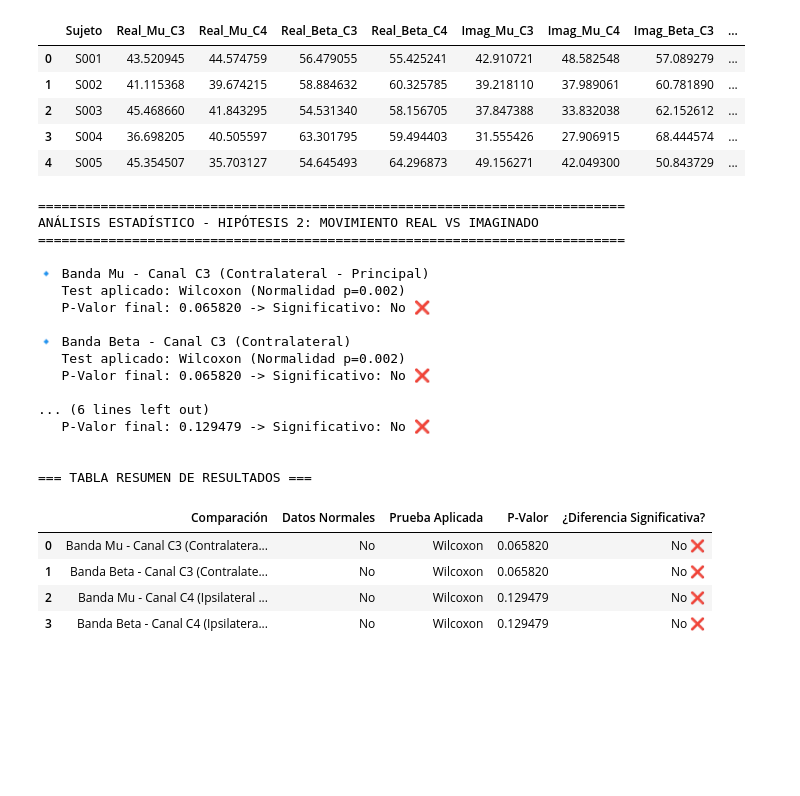
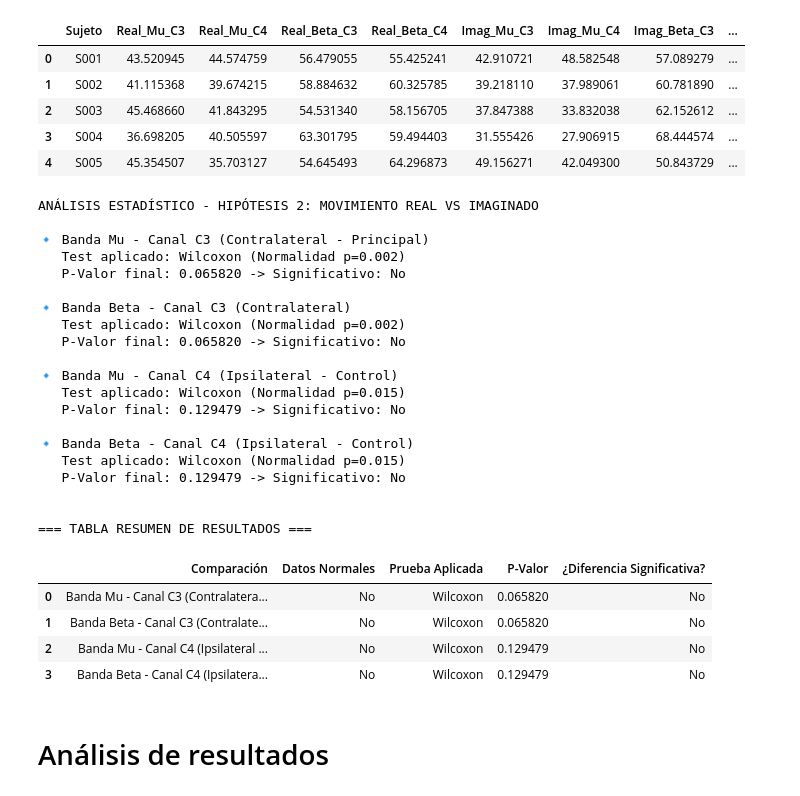
Before and after one commit to SebastianD2/Lab_Biosenales, a Jupyter notebook: Proyecto1.ipynb, the cells around one changed output. Saved outputs shown, nothing was run; the diff lists cells and outputs as text; code cells hidden in the pictures; blank space fills up the shorter version.

```diff
--- a/Proyecto1.ipynb
+++ b/Proyecto1.ipynb
@@ -454,10 +438,6 @@ ANÁLISIS COMPLETADO
 | 3 | S004 | 36.698205 | 40.505597 | 63.301795 | 59.494403 | 31.555426 | 27.906915 | 68.444574 | ... |
 | 4 | S005 | 45.354507 | 35.703127 | 54.645493 | 64.296873 | 49.156271 | 42.049300 | 50.843729 | ... |
 # %%
-import pandas as pd
-from scipy import stats
-from IPython.display import display
-
 def analizar_hipotesis_2(df):
     resultados_stats = []
 
@@ -470,19 +450,18 @@ def analizar_hipotesis_2(df):
         ('Real_Beta_C4', 'Imag_Beta_C4', 'Banda Beta - Canal C4 (Ipsilateral - Control)')
     ]
 
-    print("="*75)
     print("ANÁLISIS ESTADÍSTICO - HIPÓTESIS 2: MOVIMIENTO REAL VS IMAGINADO")
-    print("="*75)
+
 
     for col_real, col_imag, descripcion in pares_a_comparar:
-        # 1. Calcular las diferencias entre movimiento real e imaginado
+        # Calcular las diferencias entre movimiento real e imaginado
         diferencias = df[col_real] - df[col_imag]
 
-        # 2. Prueba de Normalidad de las diferencias (Shapiro-Wilk)
+      # Prueba de Normalidad de las diferencias (Shapiro-Wilk)
         _, p_sw = stats.shapiro(diferencias)
         es_normal = p_sw > 0.05
 
-        # 3. Elegir y aplicar la prueba estadística pareada
+        # Elegir y aplicar la prueba estadística pareada
         if es_normal:
             stat, p_valor = stats.ttest_rel(df[col_real], df[col_imag])
             test_usado = "T-Student Pareada"
@@ -491,10 +470,10 @@ def analizar_hipotesis_2(df):
             stat, p_valor = stats.wilcoxon(df[col_real], df[col_imag])
             test_usado = "Wilcoxon"
 
-        # 4. Determinar si la diferencia es estadísticamente significativa (p < 0.05)
-        significativo = "Sí ✅" if p_valor < 0.05 else "No ❌"
+        # Determinar si la diferencia es estadísticamente significativa (p < 0.05)
+        significativo = "Sí" if p_valor < 0.05 else "No"
 
-        # Guardar en la lista para nuestra tabla resumen
+        # Guardar en la lista para resumen
         resultados_stats.append({
             'Comparación': descripcion,
             'Datos Normales': 'Sí' if es_normal else 'No',
@@ -503,44 +482,48 @@ def analizar_hipotesis_2(df):
             '¿Diferencia Significativa?': significativo
         })
 
-        # Imprimir el paso a paso en consola
+        # Imprimir
         print(f"\n🔹 {descripcion}")
         print(f"   Test aplicado: {test_usado} (Normalidad p={p_sw:.3f})")
         print(f"   P-Valor final: {p_valor:.6f} -> Significativo: {significativo}")
 
     # Convertir los resultados en un DataFrame
     df_estadistica = pd.DataFrame(resultados_stats)
     return df_estadistica
 
-# =====================================================================
 # EJECUCIÓN DEL ANÁLISIS
-# Pasamos tu DataFrame 'df_comparativo' directamente a la función
-# =====================================================================
+# Pasamos el dataFrame 'df_comparativo' directamente a la función
+
 
 df_analisis_final = analizar_hipotesis_2(df_comparativo)
 
 print("\n\n=== TABLA RESUMEN DE RESULTADOS ===")
 display(df_analisis_final)
 # %% [output]
-===========================================================================
 ANÁLISIS ESTADÍSTICO - HIPÓTESIS 2: MOVIMIENTO REAL VS IMAGINADO
-===========================================================================
 
 🔹 Banda Mu - Canal C3 (Contralateral - Principal)
    Test aplicado: Wilcoxon (Normalidad p=0.002)
-   P-Valor final: 0.065820 -> Significativo: No ❌
+   P-Valor final: 0.065820 -> Significativo: No
 
 🔹 Banda Beta - Canal C3 (Contralateral)
    Test aplicado: Wilcoxon (Normalidad p=0.002)
-   P-Valor final: 0.065820 -> Significativo: No ❌
+   P-Valor final: 0.065820 -> Significativo: No
 
-... (6 lines left out)
-   P-Valor final: 0.129479 -> Significativo: No ❌
+🔹 Banda Mu - Canal C4 (Ipsilateral - Control)
+   Test aplicado: Wilcoxon (Normalidad p=0.015)
+   P-Valor final: 0.129479 -> Significativo: No
+
+🔹 Banda Beta - Canal C4 (Ipsilateral - Control)
+   Test aplicado: Wilcoxon (Normalidad p=0.015)
+   P-Valor final: 0.129479 -> Significativo: No
 
 
 === TABLA RESUMEN DE RESULTADOS ===
 |  | Comparación | Datos Normales | Prueba Aplicada | P-Valor | ¿Diferencia Significativa? |
-| 0 | Banda Mu - Canal C3 (Contralatera... | No | Wilcoxon | 0.065820 | No ❌ |
-| 1 | Banda Beta - Canal C3 (Contralate... | No | Wilcoxon | 0.065820 | No ❌ |
-| 2 | Banda Mu - Canal C4 (Ipsilateral ... | No | Wilcoxon | 0.129479 | No ❌ |
-| 3 | Banda Beta - Canal C4 (Ipsilatera... | No | Wilcoxon | 0.129479 | No ❌ |
+| 0 | Banda Mu - Canal C3 (Contralatera... | No | Wilcoxon | 0.065820 | No |
+| 1 | Banda Beta - Canal C3 (Contralate... | No | Wilcoxon | 0.065820 | No |
+| 2 | Banda Mu - Canal C4 (Ipsilateral ... | No | Wilcoxon | 0.129479 | No |
+| 3 | Banda Beta - Canal C4 (Ipsilatera... | No | Wilcoxon | 0.129479 | No |
+# %% [markdown]
+# Análisis de resultados
```
Also changed, not shown: parts of 16 cells of this notebook.
